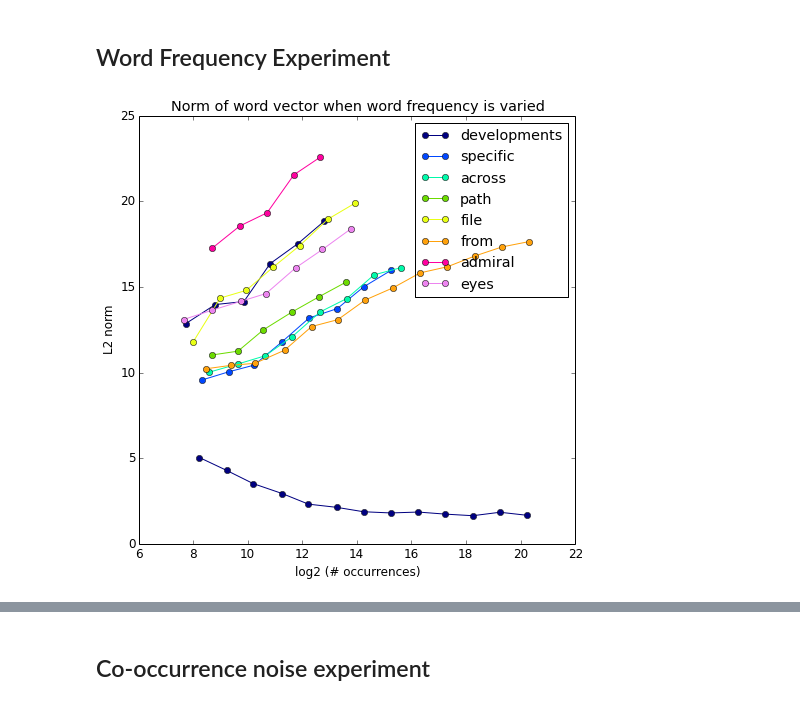
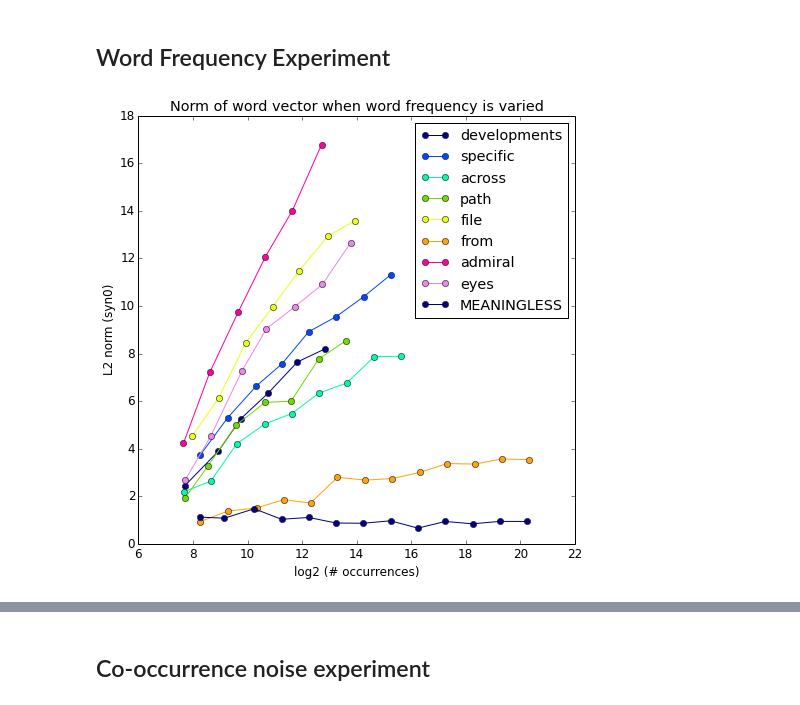
Before and after one commit to benjaminwilson/word2vec-norm-experiments, a Jupyter notebook: analysis.ipynb, the cells around one changed output, grey strips where cells are left out. Drawn from its saved outputs; the diff is of its cells as text; code cells hidden in the pictures.

```diff
--- a/analysis.ipynb
+++ b/analysis.ipynb
@@ -65,24 +79,26 @@ def set_num_plots(num_plots):
 # %% [markdown]
 ## Word Frequency Experiment
 # %%
-plt.figure(figsize=(7, 7))
-plt.title('Norm of word vector when word frequency is varied')
-plt.xlabel('log2 (# occurrences)')
-plt.ylabel(stats.L2_norm.name)
+def plot_word_freq_experiment_norm_vs_freq(norms_vs_freq):
+    plt.figure(figsize=(7, 7))
+    plt.title('Norm of word vector when word frequency is varied')
+    plt.xlabel('log2 (# occurrences)')
+    plt.ylabel(norms_vs_freq.name)
+    set_num_plots(len(word_freq_experiment_words))
 
-set_num_plots(len(word_freq_experiment_words))
+    def plot_for_word(word, **kwargs):
+        idxs = [build_experiment_token(word, i) for i in range(1, max(word_freq_experiment_ratio, word_freq_experiment_power_max) + 1)]
+        x = np.log2(stats.loc[idxs].occurrences)
+        y = norms_vs_freq.loc[idxs]
+        plt.plot(x, y, marker='o', **kwargs)
 
-def plot_for_word(word, **kwargs):
-    idxs = [build_experiment_token(word, i) for i in range(1, max(word_freq_experiment_ratio, word_freq_experiment_power_max) + 1)]
-    x = np.log2(stats.loc[idxs].occurrences)
-    y = stats.loc[idxs].L2_norm
-    plt.plot(x, y, marker='o', **kwargs)
+    for word in word_freq_experiment_words + [meaningless_token]:
+        plot_for_word(word)
 
-for word in word_freq_experiment_words + [meaningless_token]:
-    plot_for_word(word)
-
-_ = plt.legend(word_freq_experiment_words, loc='upper right')
-plt.tight_layout()
-plt.savefig('word-frequency-experiment-graph.png')
+    _ = plt.legend(word_freq_experiment_words + [meaningless_token], loc='upper right')
+    plt.tight_layout()
-# %% [output]
-[figure, removed]
+# %%
+plot_word_freq_experiment_norm_vs_freq(stats.L2_norm_syn0)
+plt.savefig('word-frequency-experiment-graph-syn0.png')
+# %% [output]
+[figure, added]
```
Also changed, not shown: parts of 13 cells of this notebook, 10 other files.
